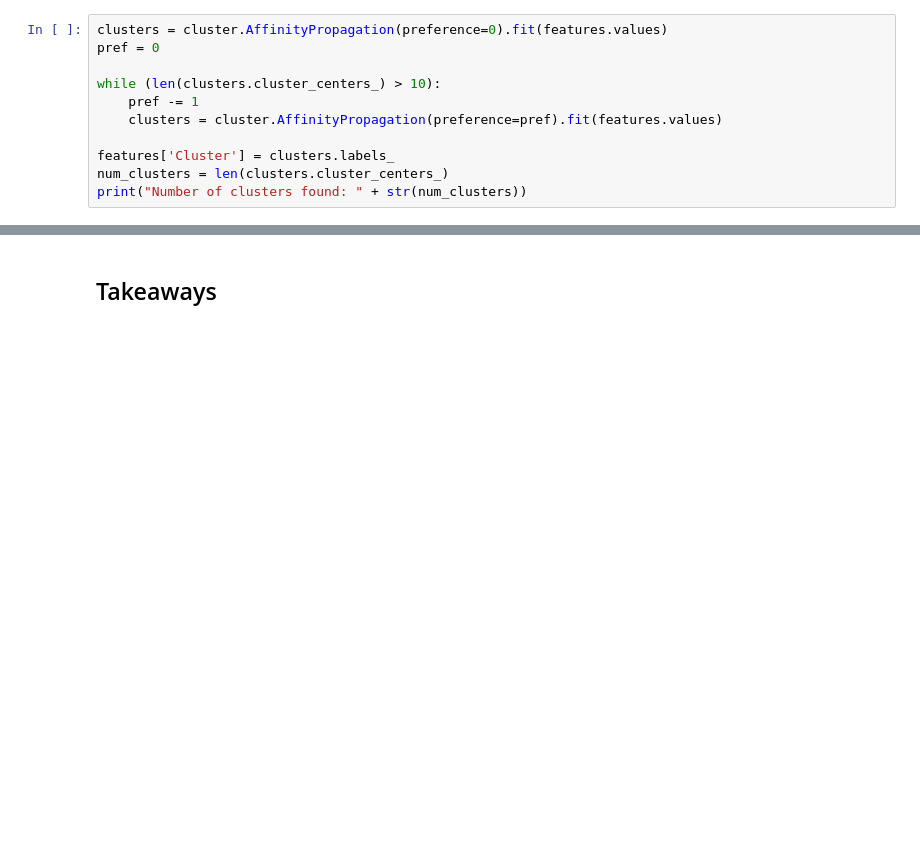
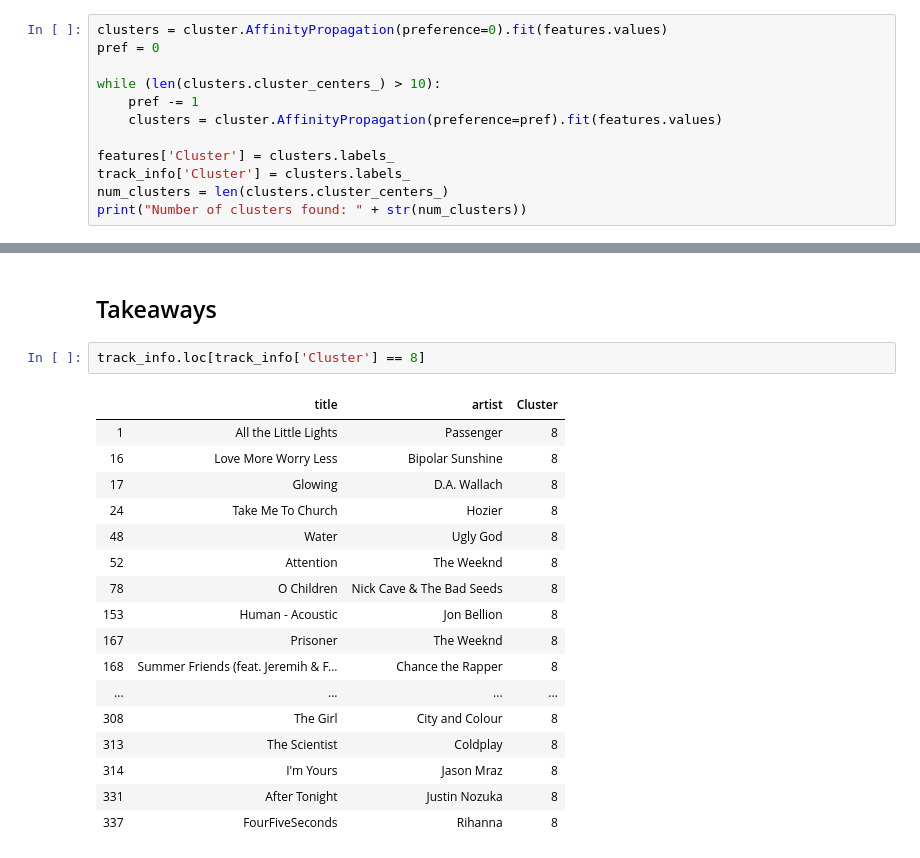
Before and after one commit to oikheloa/oikheloa.github.io, a Jupyter notebook: Final/CMSC320_Final_Project.ipynb, the cells around one changed output, grey strips where cells are left out. Cells and saved outputs as stored; diff of their text form; blank space fills up the shorter version.

Commit message:
adding track info df

```diff
--- a/Final/CMSC320_Final_Project.ipynb
+++ b/Final/CMSC320_Final_Project.ipynb
@@ -162,6 +162,7 @@ while (len(clusters.cluster_centers_) > 10):
     clusters = cluster.AffinityPropagation(preference=pref).fit(features.values)
 
 features['Cluster'] = clusters.labels_
+track_info['Cluster'] = clusters.labels_
 num_clusters = len(clusters.cluster_centers_)
 print("Number of clusters found: " + str(num_clusters))
 # %% [output]
@@ -212,2 +213,22 @@ for col in features.loc[:,:'valence'].columns:
 # %% [markdown]
 ## Takeaways
+# %%
+track_info.loc[track_info['Cluster'] == 8]
+# %% [output]
+|  | title | artist | Cluster |
+| 1 | All the Little Lights | Passenger | 8 |
+| 16 | Love More Worry Less | Bipolar Sunshine | 8 |
+| 17 | Glowing | D.A. Wallach | 8 |
+| 24 | Take Me To Church | Hozier | 8 |
+| 48 | Water | Ugly God | 8 |
+| 52 | Attention | The Weeknd | 8 |
+| 78 | O Children | Nick Cave & The Bad Seeds | 8 |
+| 153 | Human - Acoustic | Jon Bellion | 8 |
+| 167 | Prisoner | The Weeknd | 8 |
+| 168 | Summer Friends (feat. Jeremih & F... | Chance the Rapper | 8 |
+| ... | ... | ... | ... |
+| 308 | The Girl | City and Colour | 8 |
+| 313 | The Scientist | Coldplay | 8 |
+| 314 | I'm Yours | Jason Mraz | 8 |
+| 331 | After Tonight | Justin Nozuka | 8 |
+| 337 | FourFiveSeconds | Rihanna | 8 |
```
Also changed, not shown: parts of 3 cells of this notebook.
